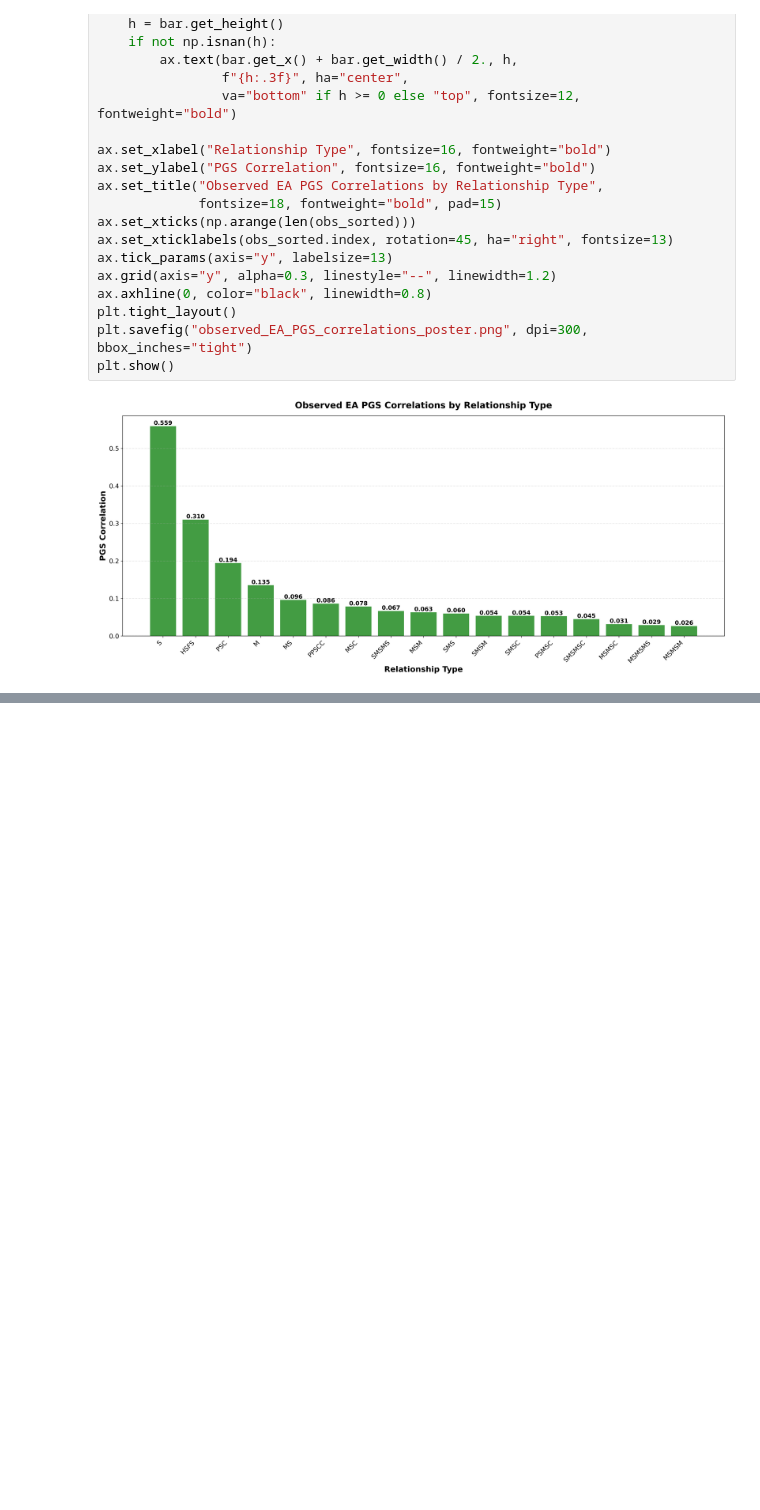
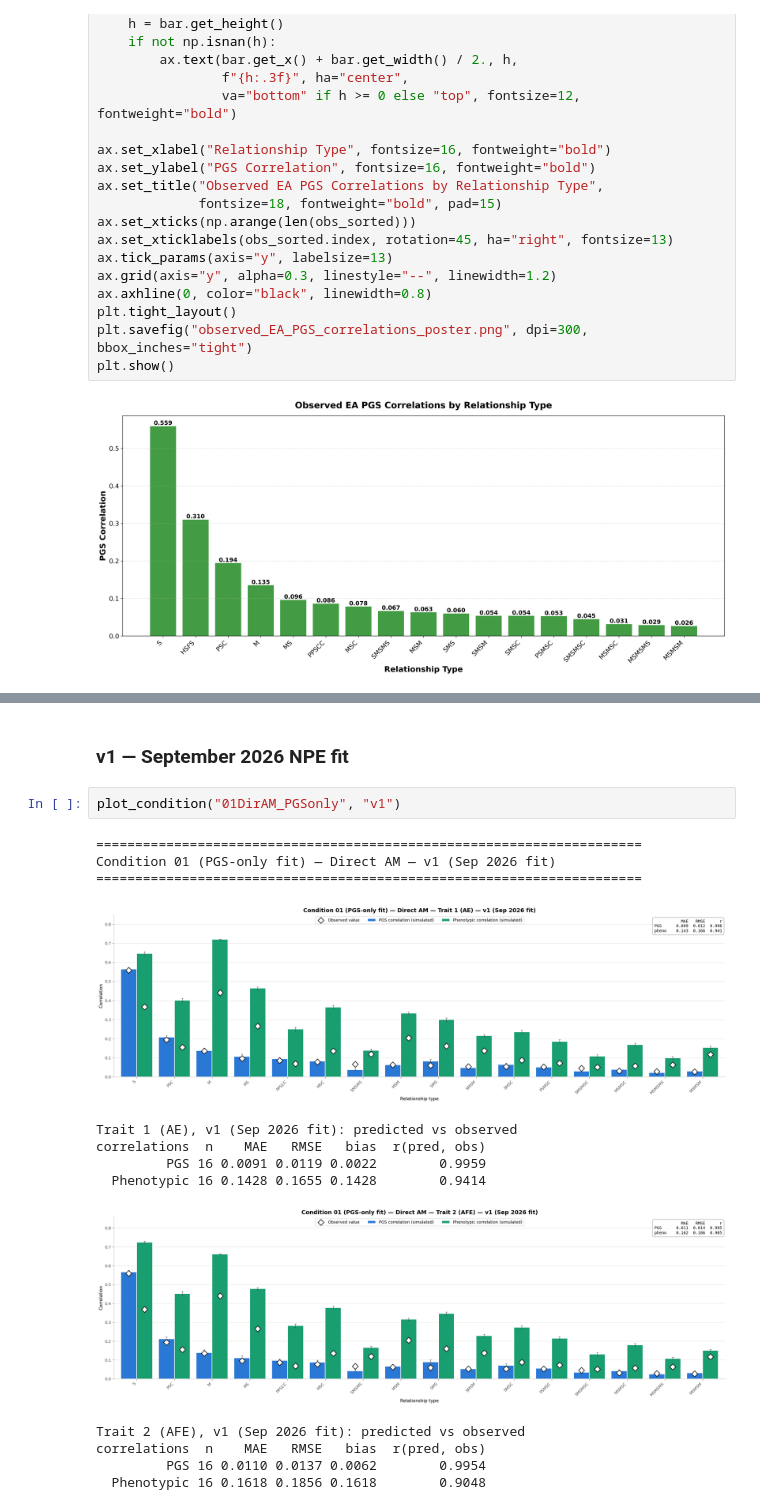
Before and after one commit to Xuanyu-Lyu/PGS_Cor_Relative, a Jupyter notebook: Scripts/nn_NPE/Analysis_NPE.ipynb, the cells around one changed output, grey strips where cells are left out. Saved outputs shown, nothing was run; the diff lists cells and outputs as text; blank space fills up the shorter version.

```diff
--- a/Scripts/nn_NPE/Analysis_NPE.ipynb
+++ b/Scripts/nn_NPE/Analysis_NPE.ipynb
@@ -437,0 +339,18 @@ Condition 05 (v2, PGS-only fit) — AM Migration, no VT
+# %% [markdown]
+### v1 — September 2026 NPE fit
+# %%
+plot_condition("01DirAM_PGSonly", "v1")
+# %% [output]
+======================================================================
+Condition 01 (PGS-only fit) — Direct AM — v1 (Sep 2026 fit)
+======================================================================
+[figure, added]
+Trait 1 (AE), v1 (Sep 2026 fit): predicted vs observed
+correlations  n    MAE   RMSE   bias  r(pred, obs)
+         PGS 16 0.0091 0.0119 0.0022        0.9959
+  Phenotypic 16 0.1428 0.1655 0.1428        0.9414
+[figure, added]
+Trait 2 (AFE), v1 (Sep 2026 fit): predicted vs observed
+correlations  n    MAE   RMSE   bias  r(pred, obs)
+         PGS 16 0.0110 0.0137 0.0062        0.9954
+  Phenotypic 16 0.1618 0.1856 0.1618        0.9048
```
Also changed, not shown: parts of 65 cells of this notebook, 16 other files.
